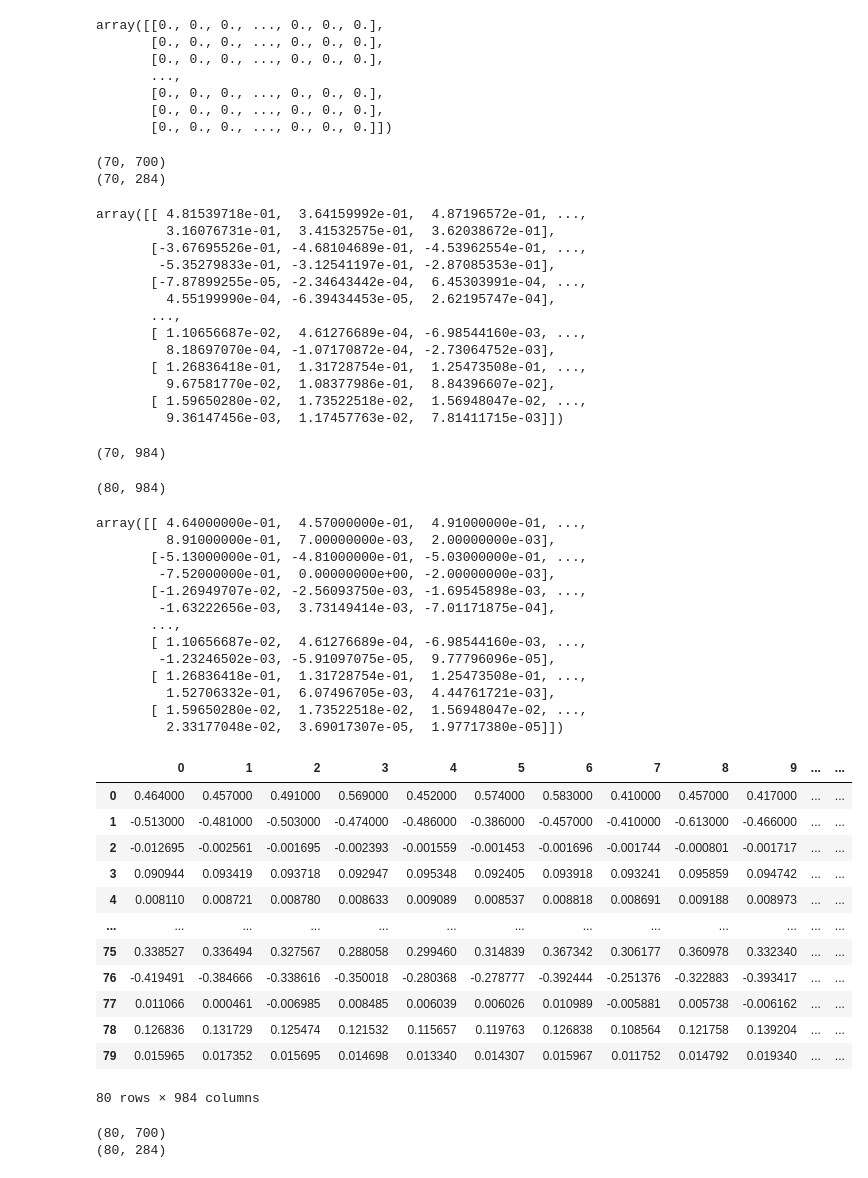
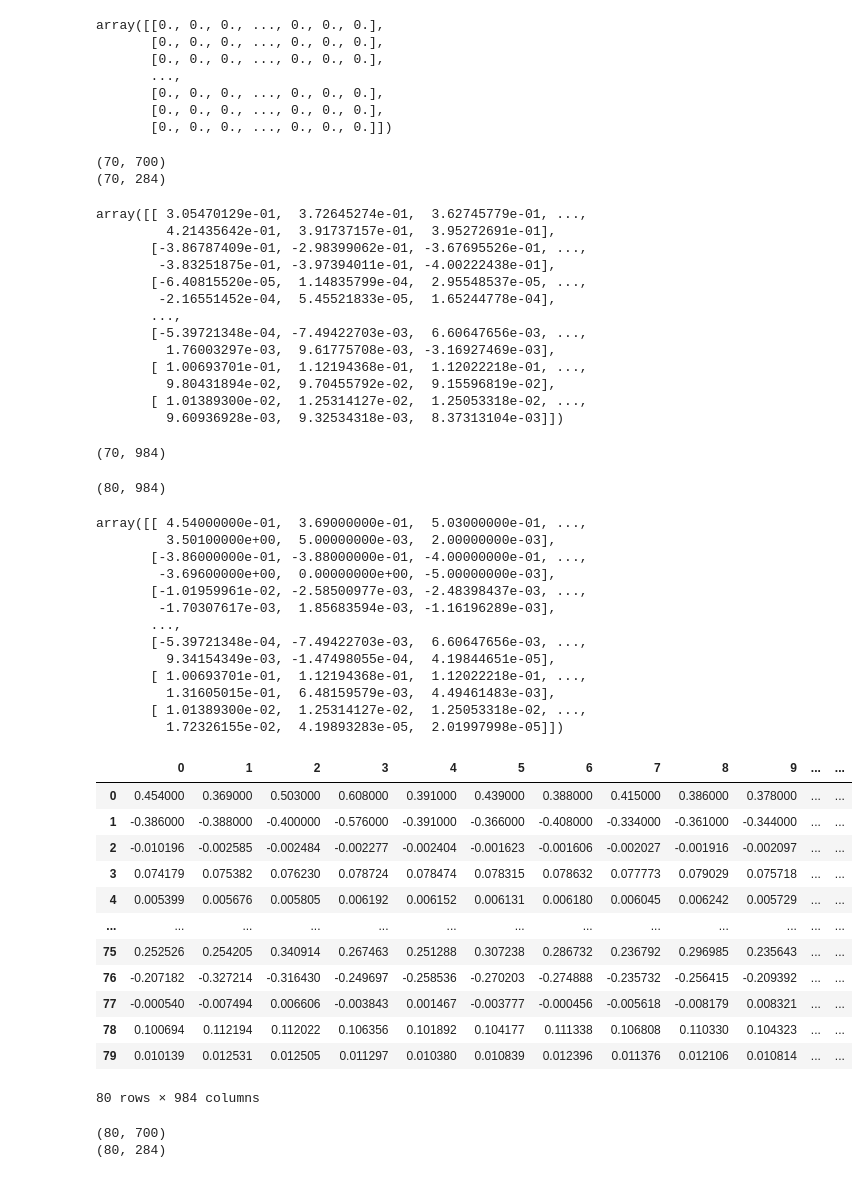
Before and after one commit to ljwg3000/UNT_MEEN-AI-Fall2026, a Jupyter notebook: AI_tutorial/Midterm/Midterm_DataChallenge_Practice_Solution.ipynb, the cells around one changed output. Drawn from its saved outputs; the diff is of its cells as text; code cells hidden in the pictures.

```diff
--- a/AI_tutorial/Midterm/Midterm_DataChallenge_Practice_Solution.ipynb
+++ b/AI_tutorial/Midterm/Midterm_DataChallenge_Practice_Solution.ipynb
@@ -226,7 +226,7 @@ for i in range(NoOfData_Nor):
 
         base_index = NoOfFeature * j
 
-        signal_normal   = temp_data1.iloc[:, j+1]
+        signal_normal   = temp_data1.iloc[:, j] # Not "j+1"
 
         # Normal features
         TimeFeature_Normal[base_index + 0, i] = np.max(signal_normal)
@@ -243,7 +243,7 @@ for i in range(NoOfData_Abn):
 
         base_index = NoOfFeature * j
 
-        signal_abnormal = temp_data2.iloc[:, j+1]
+        signal_abnormal = temp_data2.iloc[:, j] # Not "j+1"
 
 
         # Abnormal features
@@ -293,7 +293,7 @@ array([[0., 0., 0., ..., 0., 0., 0.],
 for i in range(NoOfData_Nor):
 
     # Declare temporary data (only sensor signals)
-    exec(f"temp_data1 = Normal_{i+1}.iloc[:, 1:]")
+    exec(f"temp_data1 = Normal_{i+1}.iloc[:, :2]") # Not "[:, 1:]"
 
     # Wavelet decomposition
     Coef1 = pywt.wavedec(temp_data1, MotherWavelet, level=Level, axis=0)
@@ -324,7 +324,7 @@ for i in range(NoOfData_Nor):
 for i in range(NoOfData_Abn):
 
     # Declare temporary data (only sensor signals)
-    exec(f"temp_data2 = Abnormal_{i+1}.iloc[:, 1:]")
+    exec(f"temp_data2 = Abnormal_{i+1}.iloc[:, :2]") # Not "[:, 1:]"
 
     # Wavelet decomposition
     Coef2 = pywt.wavedec(temp_data2, MotherWavelet, level=Level, axis=0)
@@ -359,19 +359,19 @@ FreqFeature_Normal
 # %% [output]
 (70, 700)
 (70, 284)
-array([[ 4.81539718e-01,  3.64159992e-01,  4.87196572e-01, ...,
-         3.16076731e-01,  3.41532575e-01,  3.62038672e-01],
-       [-3.67695526e-01, -4.68104689e-01, -4.53962554e-01, ...,
-        -5.35279833e-01, -3.12541197e-01, -2.87085353e-01],
-       [-7.87899255e-05, -2.34643442e-04,  6.45303991e-04, ...,
-         4.55199990e-04, -6.39434453e-05,  2.62195747e-04],
+array([[ 3.05470129e-01,  3.72645274e-01,  3.62745779e-01, ...,
+         4.21435642e-01,  3.91737157e-01,  3.95272691e-01],
+       [-3.86787409e-01, -2.98399062e-01, -3.67695526e-01, ...,
+        -3.83251875e-01, -3.97394011e-01, -4.00222438e-01],
+       [-6.40815520e-05,  1.14835799e-04,  2.95548537e-05, ...,
+        -2.16551452e-04,  5.45521833e-05,  1.65244778e-04],
        ...,
-       [ 1.10656687e-02,  4.61276689e-04, -6.98544160e-03, ...,
-         8.18697070e-04, -1.07170872e-04, -2.73064752e-03],
-       [ 1.26836418e-01,  1.31728754e-01,  1.25473508e-01, ...,
-         9.67581770e-02,  1.08377986e-01,  8.84396607e-02],
-       [ 1.59650280e-02,  1.73522518e-02,  1.56948047e-02, ...,
-         9.36147456e-03,  1.17457763e-02,  7.81411715e-03]])
+       [-5.39721348e-04, -7.49422703e-03,  6.60647656e-03, ...,
+         1.76003297e-03,  9.61775708e-03, -3.16927469e-03],
+       [ 1.00693701e-01,  1.12194368e-01,  1.12022218e-01, ...,
+         9.80431894e-02,  9.70455792e-02,  9.15596819e-02],
+       [ 1.01389300e-02,  1.25314127e-02,  1.25053318e-02, ...,
+         9.60936928e-03,  9.32534318e-03,  8.37313104e-03]])
 # %%
 FreqFeature = np.concatenate([FreqFeature_Normal, FreqFeature_Abnormal] , axis=1)
 
@@ -386,37 +386,37 @@ print(Features.shape)
 Features
 # %% [output]
 (80, 984)
-array([[ 4.64000000e-01,  4.57000000e-01,  4.91000000e-01, ...,
-         8.91000000e-01,  7.00000000e-03,  2.00000000e-03],
-       [-5.13000000e-01, -4.81000000e-01, -5.03000000e-01, ...,
-        -7.52000000e-01,  0.00000000e+00, -2.00000000e-03],
-       [-1.26949707e-02, -2.56093750e-03, -1.69545898e-03, ...,
-        -1.63222656e-03,  3.73149414e-03, -7.01171875e-04],
+array([[ 4.54000000e-01,  3.69000000e-01,  5.03000000e-01, ...,
+         3.50100000e+00,  5.00000000e-03,  2.00000000e-03],
+       [-3.86000000e-01, -3.88000000e-01, -4.00000000e-01, ...,
+        -3.69600000e+00,  0.00000000e+00, -5.00000000e-03],
+       [-1.01959961e-02, -2.58500977e-03, -2.48398437e-03, ...,
+        -1.70307617e-03,  1.85683594e-03, -1.16196289e-03],
        ...,
-       [ 1.10656687e-02,  4.61276689e-04, -6.98544160e-03, ...,
-        -1.23246502e-03, -5.91097075e-05,  9.77796096e-05],
-       [ 1.26836418e-01,  1.31728754e-01,  1.25473508e-01, ...,
-         1.52706332e-01,  6.07496705e-03,  4.44761721e-03],
-       [ 1.59650280e-02,  1.73522518e-02,  1.56948047e-02, ...,
-         2.33177048e-02,  3.69017307e-05,  1.97717380e-05]])
+       [-5.39721348e-04, -7.49422703e-03,  6.60647656e-03, ...,
+         9.34154349e-03, -1.47498055e-04,  4.19844651e-05],
+       [ 1.00693701e-01,  1.12194368e-01,  1.12022218e-01, ...,
+         1.31605015e-01,  6.48159579e-03,  4.49461483e-03],
+       [ 1.01389300e-02,  1.25314127e-02,  1.25053318e-02, ...,
+         1.72326155e-02,  4.19893283e-05,  2.01997998e-05]])
 # %%
-Features_df = pd.DataFrame(Features)
+FeatureData = pd.DataFrame(Features)
 
 # Problem 2-3
-Features_df
+FeatureData
 # %% [output]
 |  | 0 | 1 | 2 | 3 | 4 | 5 | 6 | 7 | 8 | 9 | ... | ... |
-| 0 | 0.464000 | 0.457000 | 0.491000 | 0.569000 | 0.452000 | 0.574000 | 0.583000 | 0.410000 | 0.457000 | 0.417000 | ... | ... |
-| 1 | -0.513000 | -0.481000 | -0.503000 | -0.474000 | -0.486000 | -0.386000 | -0.457000 | -0.410000 | -0.613000 | -0.466000 | ... | ... |
-| 2 | -0.012695 | -0.002561 | -0.001695 | -0.002393 | -0.001559 | -0.001453 | -0.001696 | -0.001744 | -0.000801 | -0.001717 | ... | ... |
-| 3 | 0.090944 | 0.093419 | 0.093718 | 0.092947 | 0.095348 | 0.092405 | 0.093918 | 0.093241 | 0.095859 | 0.094742 | ... | ... |
-| 4 | 0.008110 | 0.008721 | 0.008780 | 0.008633 | 0.009089 | 0.008537 | 0.008818 | 0.008691 | 0.009188 | 0.008973 | ... | ... |
+| 0 | 0.454000 | 0.369000 | 0.503000 | 0.608000 | 0.391000 | 0.439000 | 0.388000 | 0.415000 | 0.386000 | 0.378000 | ... | ... |
+| 1 | -0.386000 | -0.388000 | -0.400000 | -0.576000 | -0.391000 | -0.366000 | -0.408000 | -0.334000 | -0.361000 | -0.344000 | ... | ... |
+| 2 | -0.010196 | -0.002585 | -0.002484 | -0.002277 | -0.002404 | -0.001623 | -0.001606 | -0.002027 | -0.001916 | -0.002097 | ... | ... |
+| 3 | 0.074179 | 0.075382 | 0.076230 | 0.078724 | 0.078474 | 0.078315 | 0.078632 | 0.077773 | 0.079029 | 0.075718 | ... | ... |
+| 4 | 0.005399 | 0.005676 | 0.005805 | 0.006192 | 0.006152 | 0.006131 | 0.006180 | 0.006045 | 0.006242 | 0.005729 | ... | ... |
 | ... | ... | ... | ... | ... | ... | ... | ... | ... | ... | ... | ... | ... |
-| 75 | 0.338527 | 0.336494 | 0.327567 | 0.288058 | 0.299460 | 0.314839 | 0.367342 | 0.306177 | 0.360978 | 0.332340 | ... | ... |
-| 76 | -0.419491 | -0.384666 | -0.338616 | -0.350018 | -0.280368 | -0.278777 | -0.392444 | -0.251376 | -0.322883 | -0.393417 | ... | ... |
-| 77 | 0.011066 | 0.000461 | -0.006985 | 0.008485 | 0.006039 | 0.006026 | 0.010989 | -0.005881 | 0.005738 | -0.006162 | ... | ... |
-| 78 | 0.126836 | 0.131729 | 0.125474 | 0.121532 | 0.115657 | 0.119763 | 0.126838 | 0.108564 | 0.121758 | 0.139204 | ... | ... |
-| 79 | 0.015965 | 0.017352 | 0.015695 | 0.014698 | 0.013340 | 0.014307 | 0.015967 | 0.011752 | 0.014792 | 0.019340 | ... | ... |
+| 75 | 0.252526 | 0.254205 | 0.340914 | 0.267463 | 0.251288 | 0.307238 | 0.286732 | 0.236792 | 0.296985 | 0.235643 | ... | ... |
+| 76 | -0.207182 | -0.327214 | -0.316430 | -0.249697 | -0.258536 | -0.270203 | -0.274888 | -0.235732 | -0.256415 | -0.209392 | ... | ... |
+| 77 | -0.000540 | -0.007494 | 0.006606 | -0.003843 | 0.001467 | -0.003777 | -0.000456 | -0.005618 | -0.008179 | 0.008321 | ... | ... |
+| 78 | 0.100694 | 0.112194 | 0.112022 | 0.106356 | 0.101892 | 0.104177 | 0.111338 | 0.106808 | 0.110330 | 0.104323 | ... | ... |
+| 79 | 0.010139 | 0.012531 | 0.012505 | 0.011297 | 0.010380 | 0.010839 | 0.012396 | 0.011376 | 0.012106 | 0.010814 | ... | ... |
 80 rows × 984 columns
 # %%
 # NoOfData_Nor = 700
```
Also changed, not shown: parts of 9 cells of this notebook, 1 other file.
